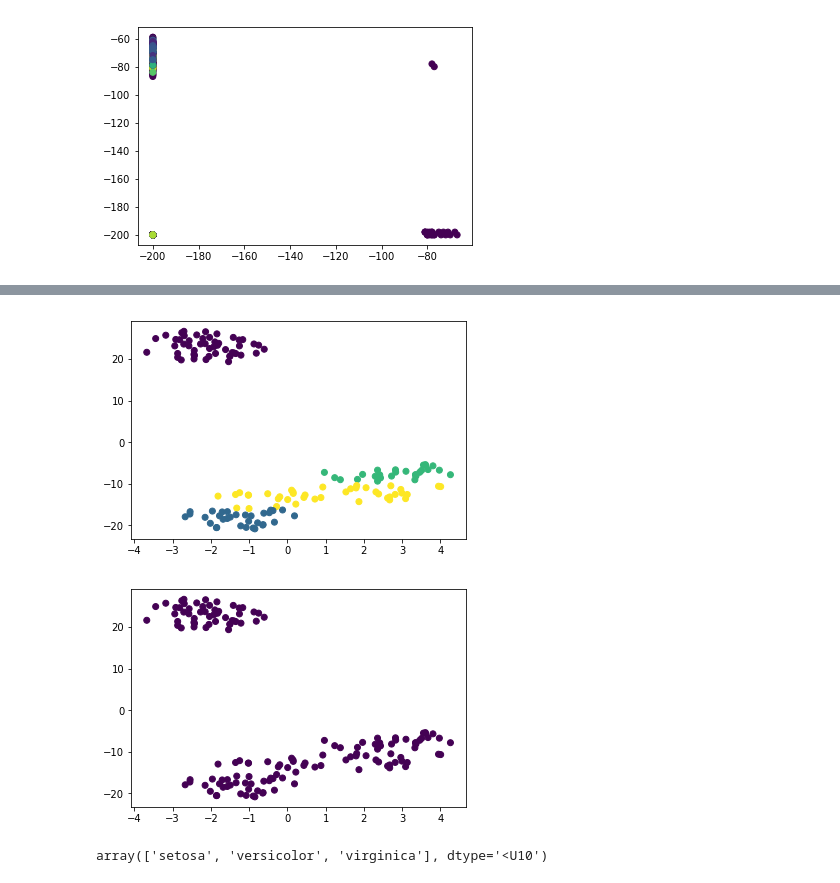
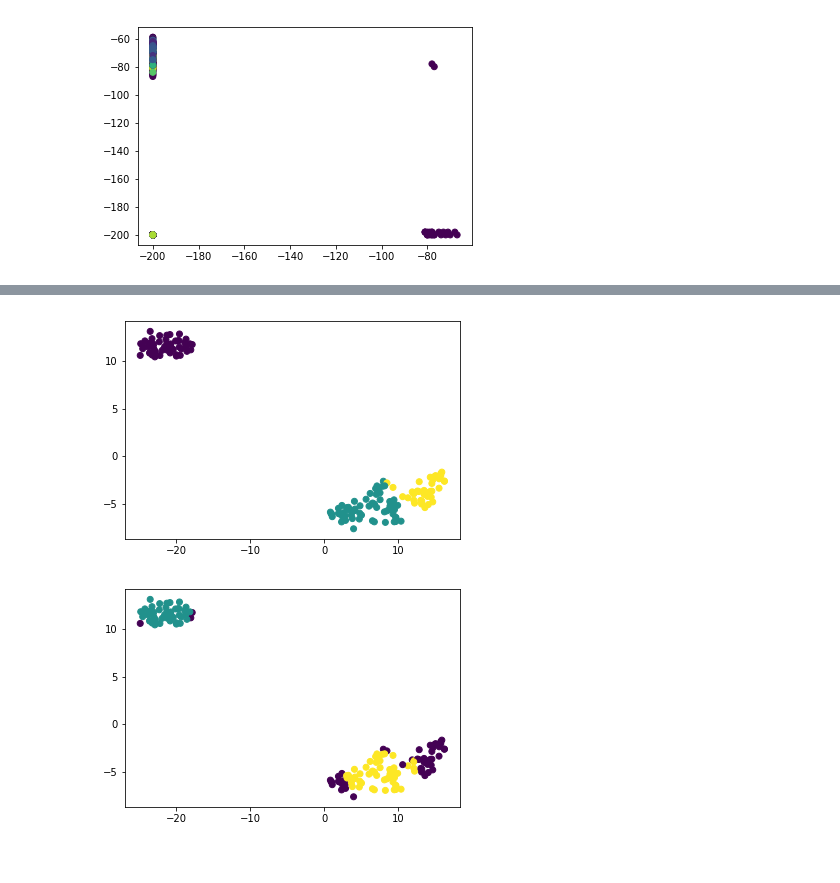
Before and after one commit to J0kerMh/sklearn-practice-homowork, a Jupyter notebook: homework.ipynb, the cells around one changed output, grey strips where cells are left out. Saved outputs shown, nothing was run; the diff lists cells and outputs as text; code cells hidden in the pictures.

```diff
--- a/homework.ipynb
+++ b/homework.ipynb
@@ -248,11 +262,12 @@ plt.show()
 # %% [output]
 [figure]
 # %%
+
 #为了有更好的可视化结果, 采用 iris 数据集
 
 iris_df = datasets.load_iris()
 
-tsne = TSNE(learning_rate=100)
+tsne = TSNE(learning_rate=120)
 
 transformed = tsne.fit_transform(iris_df.data)
 #将数据集降维到二维空间上
@@ -261,16 +281,12 @@ y_axis = transformed[:, 1]
 # %%
-y = KMeans(n_clusters=4, random_state=10).fit_predict(iris_df.data)
+y = KMeans(n_clusters=len(iris_df.target_names), random_state=10).fit_predict(iris_df.data)
 plt.scatter(x_axis, y_axis, c=y)
 plt.show()
 # %% [output]
-[figure, old version]
+[figure, new version]
 # %%
-y = DBSCAN(eps=0.2,min_samples =20).fit_predict(iris_df.data)
+y = DBSCAN(eps=0.8,min_samples =40).fit_predict(iris_df.data)
 plt.scatter(x_axis, y_axis, c=y)
 plt.show()
 # %% [output]
-[figure, old version]
+[figure, new version]
-# %%
-iris_df.target_names
-# %% [output]
-array(['setosa', 'versicolor', 'virginica'], dtype='<U10')
```
Also changed, not shown: parts of 9 cells of this notebook, 10 other files.
